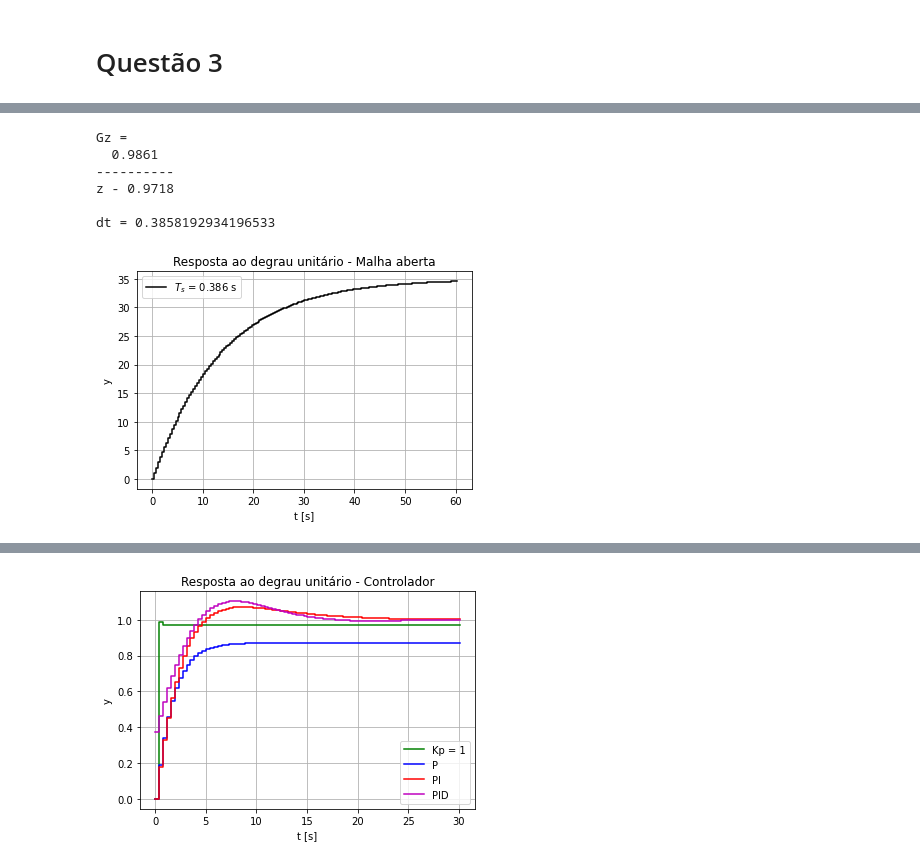
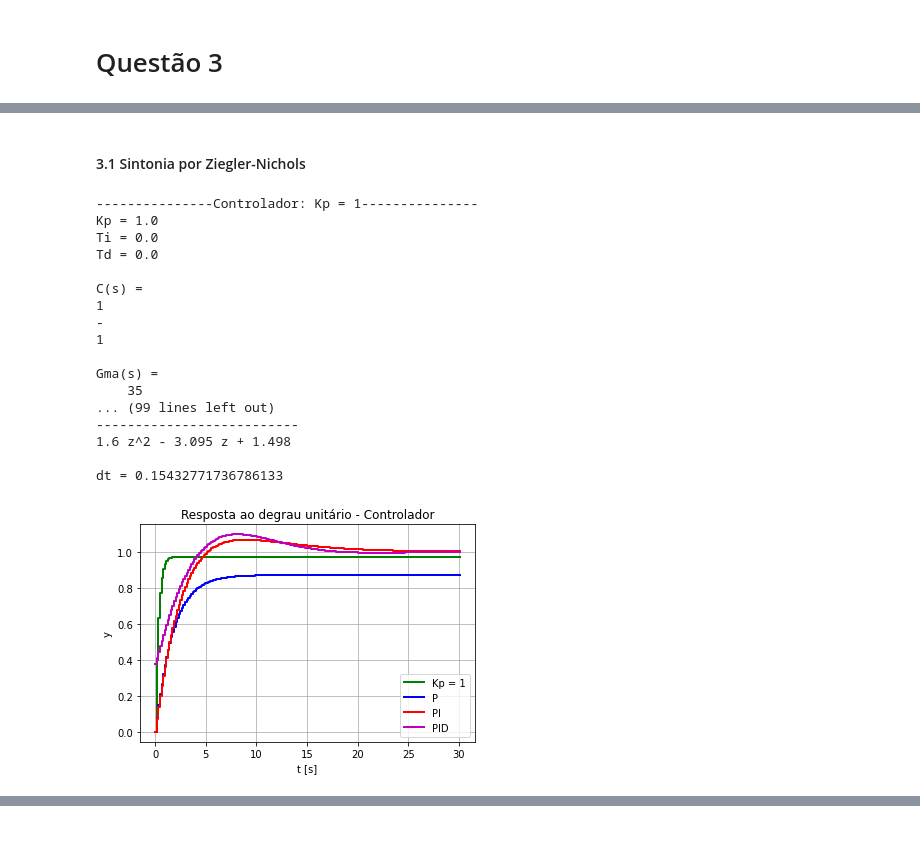
Before and after one commit to Widmark-Kaue/digital-signal-processing, a Jupyter notebook: avl1.ipynb, the cells around one changed output, grey strips where cells are left out. Saved outputs shown, nothing was run; the diff lists cells and outputs as text; code cells hidden in the pictures; blank space fills up the shorter version.

```diff
--- a/avl1.ipynb
+++ b/avl1.ipynb
@@ -122,3 +122,22 @@ dt = 0.7716385868393066
 z = [0.94444444+0.j]
 # %% [markdown]
 # Questão 3
+# %%
+# Tempo de amostragem e resposta da planta discreta em malha aberta
+Tsf = 0.2*Ts
+
+Gz = m.c2d(Gs, Tsf, 'zoh')
+Trz = m.stepinfo(Gz,60)['RiseTime']
+print(f'Gz = {Gz}')
+print(f'Tr = {round(Trz,3)} s')
+
+
+y,t = m.step(Gz, 60)
+plt.step(t,y, 'k', where = 'post', label = f'$T_s$ = {round(Tsf, 3)} s')
+plt.title('Resposta ao degrau unitário - Malha aberta')
+plt.xlabel('t [s]')
+plt.ylabel('y')
+
+plt.grid()
+plt.legend()
+plt.show()
@@ -125,19 +154,6 @@ z = [0.94444444+0.j]
+# %% [markdown]
+#### 3.1 Sintonia por Ziegler-Nichols
 # %%
-# Tempo de amostragem e resposta da planta discreta em malha aberta
-Tsf = Ts/2
-
-Gz = m.c2d(Gs, Tsf, 'zoh')
-print(f'Gz = {Gz}')
-
-y,t = m.step(Gz, 60)
-plt.step(t,y, 'k', where = 'post', label = f'$T_s$ = {round(Tsf, 3)} s')
-plt.title('Resposta ao degrau unitário - Malha aberta')
-plt.xlabel('t [s]')
-plt.ylabel('y')
-
-plt.grid()
-plt.legend()
-plt.show()
 
 #-----  Projeto do controlador ------
 
@@ -147,43 +163,62 @@ Ti = np.array([0,         0, 3.3,   2])*TD
 Td = np.array([0,         0,   0, 0.5])*TD
 
 control = ['Kp = 1', 'P', 'PI', 'PID']
-stInf   = []
+pssInf  = []
+timeUp  = []
+error   = []
 
 for i in range(len(control)):
     print(15*'-'+f'Controlador: {control[i]}'+15*'-')
     print(f'Kp = {round(Kp[i],3)}')
     print(f'Ti = {round(Ti[i],3)}')
     print(f'Td = {round(Td[i],3)}\n')
 
     s = m.tf('s')
     Cs = Kp[i]*(1+ Td[i]*s + (1/(Ti[i]*s) if Ti[i] != 0 else 0) )
     Gsma = Cs*Gs
 
     print(f'C(s) = {Cs}')
     print(f'Gma(s) = {Gsma}')
 
     Gzma = m.c2d(Gsma,Tsf, 'zoh')
     Gzmf = m.feedback(Gzma, 1)
 
     print(f'Gma(z) = {Gzma}')
     print(f'Gmf(z) = {Gzmf}')
 
     y,t = m.step(Gzmf,30)
-    stInf.append(m.stepinfo(Gzmf, 30)['Overshoot'])
-    plt.step(t,y, color[i], where = 'post', label = control[i])
+    plt.step(t,y, color[i], where = 'post', label = control[i], linewidth = 2)
+
+    # Step-Response Characteristics
+    stInf = m.stepinfo(Gzmf, 30)
+    pssInf.append(stInf['Overshoot'])
+    timeUp.append(stInf['RiseTime'])
+    error.append(1 - stInf['SteadyStateValue'])
+
 
 plt.title('Resposta ao degrau unitário - Controlador')
 plt.xlabel('t [s]')
 plt.ylabel('y')
 
 plt.grid()
 plt.legend()
 plt.show()
 # %% [output]
-Gz =
-  0.9861
-----------
-z - 0.9718
+---------------Controlador: Kp = 1---------------
+Kp = 1.0
+Ti = 0.0
+Td = 0.0
 
-dt = 0.3858192934196533
+C(s) =
+1
+-
+1
+
+Gma(s) =
+    35
+... (99 lines left out)
+--------------------------
+1.6 z^2 - 3.095 z + 1.498
+
+dt = 0.15432771736786133
-[figure, old version]
+[figure, new version]
@@ -207,2 +225 @@ dt = 0.3858192934196533
-[figure, removed]
 # %%
```
Also changed, not shown: parts of 3 cells of this notebook, 1 other file.
